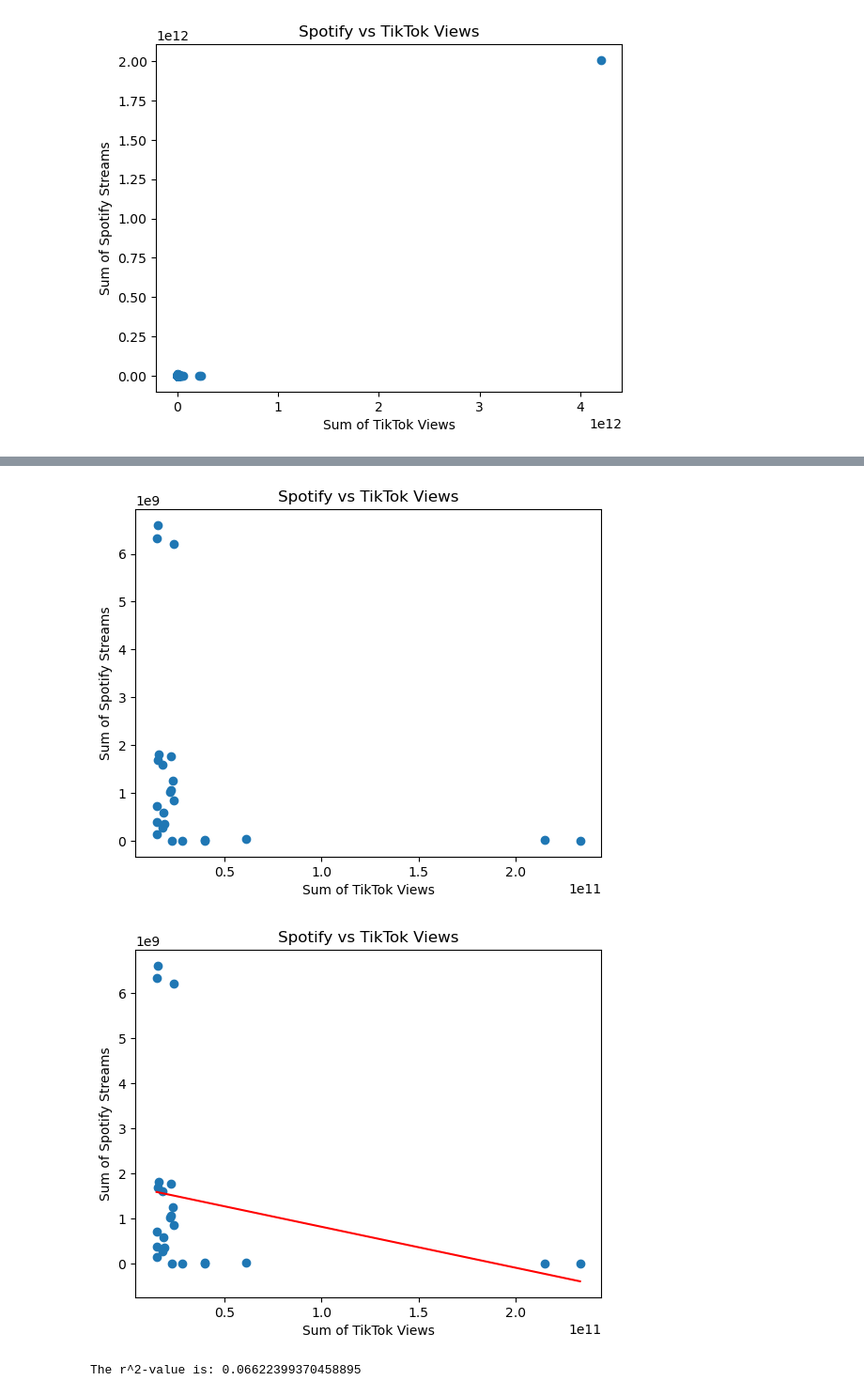
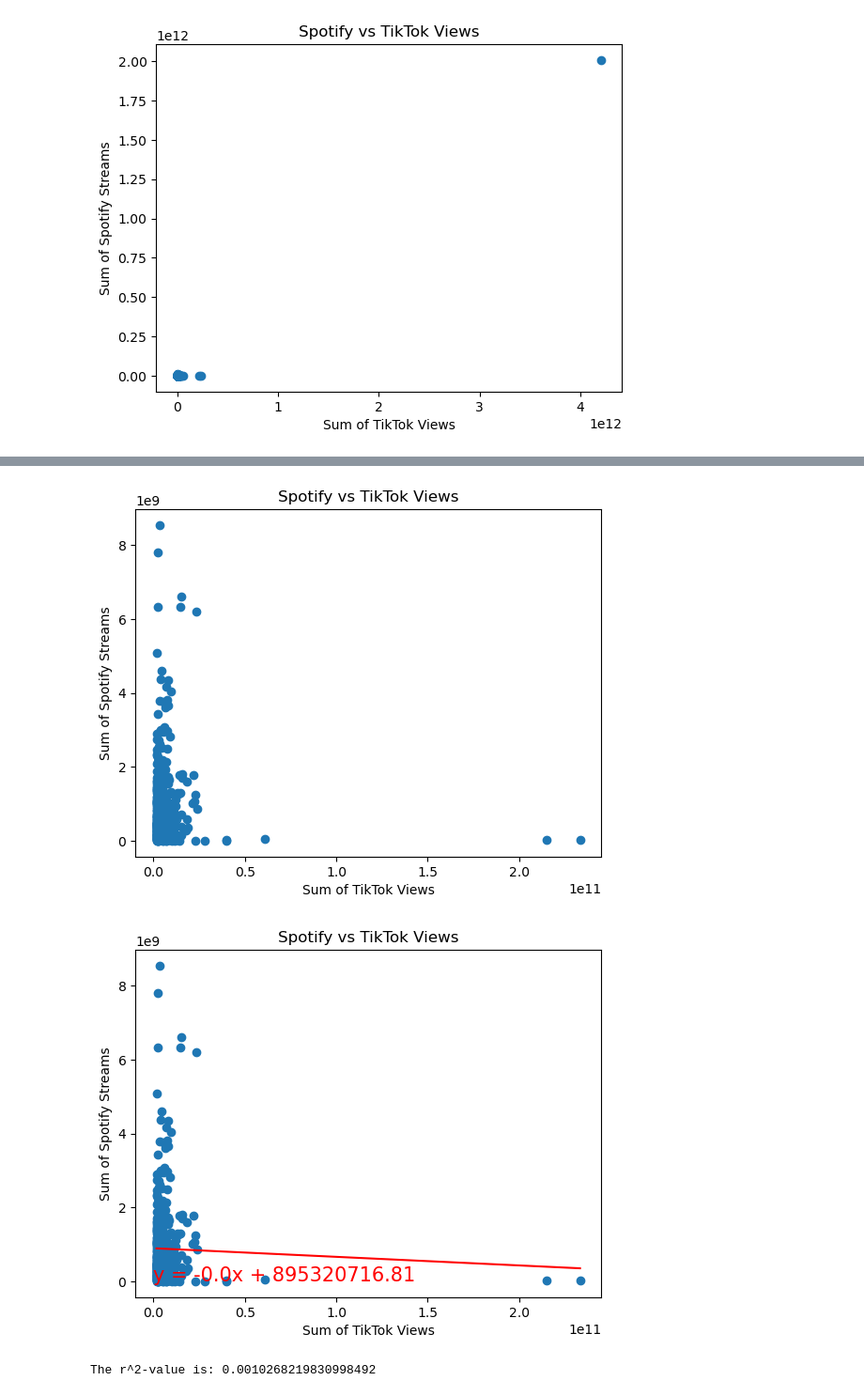
Before and after one commit to qstibbins/project-1, a Jupyter notebook: data.ipynb, the cells around one changed output, grey strips where cells are left out. Shown: that part at 94% size. Cells and saved outputs as stored; diff of their text form; code cells hidden in the pictures.

```diff
--- a/data.ipynb
+++ b/data.ipynb
@@ -98,18 +110,18 @@ plt.show()
 # %% [output]
 [figure]
 # %%
-# Does the top 25 most viewed TikTok songs have high spotify streaming?
+# Does the top 500 most viewed TikTok songs have high spotify streaming?
 
 # Create a bar chat
 
 # Sort DataFrame by TikTok Views in descending order
-top_25_tiktok_df = merged_df.sort_values(by='Sum of TikTok Views', ascending=False).head(25)
+top_500_tiktok_df = merged_df.sort_values(by='Sum of TikTok Views', ascending=False).head(501)
 
 # Remove the 'Grand Total' row
-top_25_tiktok_df = top_25_tiktok_df[top_25_tiktok_df['Song'] != 'Grand Total']
+top_500_tiktok_df = top_500_tiktok_df[top_500_tiktok_df['Song'] != 'Grand Total']
 
-# Display top 25 TikTok-viewed songs with their Spotify Streams
-top_25_tiktok_df[['Song', 'Sum of TikTok Views', 'Sum of Spotify Streams']]
+# Display top 500 TikTok-viewed songs with their Spotify Streams
+top_500_tiktok_df[['Song', 'Sum of TikTok Views', 'Sum of Spotify Streams']]
 # %% [output]
 |  | Song | Sum of TikTok Views | Sum of Spotify Streams |
 | 3201 | Monkeys Spinning Monkeys | 2.332323e+11 | 1.147748e+07 |
@@ -133,40 +141,40 @@ top_25_tiktok_df[['Song', 'Sum of TikTok Views', 'Sum of Spotify Streams']]
 # Does high TikTok views correlate to high spotify streams?
 
 # Create a scatterplot
-plt.scatter(top_25_tiktok_df['Sum of TikTok Views'], top_25_tiktok_df['Sum of Spotify Streams'])
+plt.scatter(top_500_tiktok_df['Sum of TikTok Views'], top_500_tiktok_df['Sum of Spotify Streams'])
 plt.xlabel('Sum of TikTok Views')
 plt.ylabel('Sum of Spotify Streams')
 plt.title('Spotify vs TikTok Views')
 plt.show()
 # %% [output]
-[figure, old version]
+[figure, new version]
 # %%
 # Add the linear regression equation and line to plot
-x_values = top_25_tiktok_df["Sum of TikTok Views"]
-y_values = top_25_tiktok_df["Sum of Spotify Streams"]
+x_values = top_500_tiktok_df["Sum of TikTok Views"]
+y_values = top_500_tiktok_df["Sum of Spotify Streams"]
 
 #the output will be a tuple of multiple values  for linear regression
 (slope, intercept, rvalue, pvalue, stderr) = linregress(x_values, y_values)
 
 regress_values = x_values * slope + intercept
 
 line_eq = "y = " + str(round(slope,2)) + "x + " + str(round(intercept,2))   # print the equation in my graph (string)
 
 #the scatterplot
 plt.scatter(x_values,y_values)
 plt.plot(x_values,regress_values,"r-")
 plt.annotate(line_eq,(5.8,0.8),fontsize=15,color="red")
 
 plt.xlabel("Sum of TikTok Views")
 plt.ylabel("Sum of Spotify Streams")
 plt.title("Spotify vs TikTok Views")
 
 plt.show()
 
 print(f"The r^2-value is: {rvalue**2}")
 # %% [output]
-[figure, old version]
+[figure, new version]
-The r^2-value is: 0.06622399370458895
+The r^2-value is: 0.0010268219830998492
 # %%
 # Does the top 10 most viewed TikTok songs have high spotify streaming?
 
```
Also changed, not shown: parts of 6 cells of this notebook.
